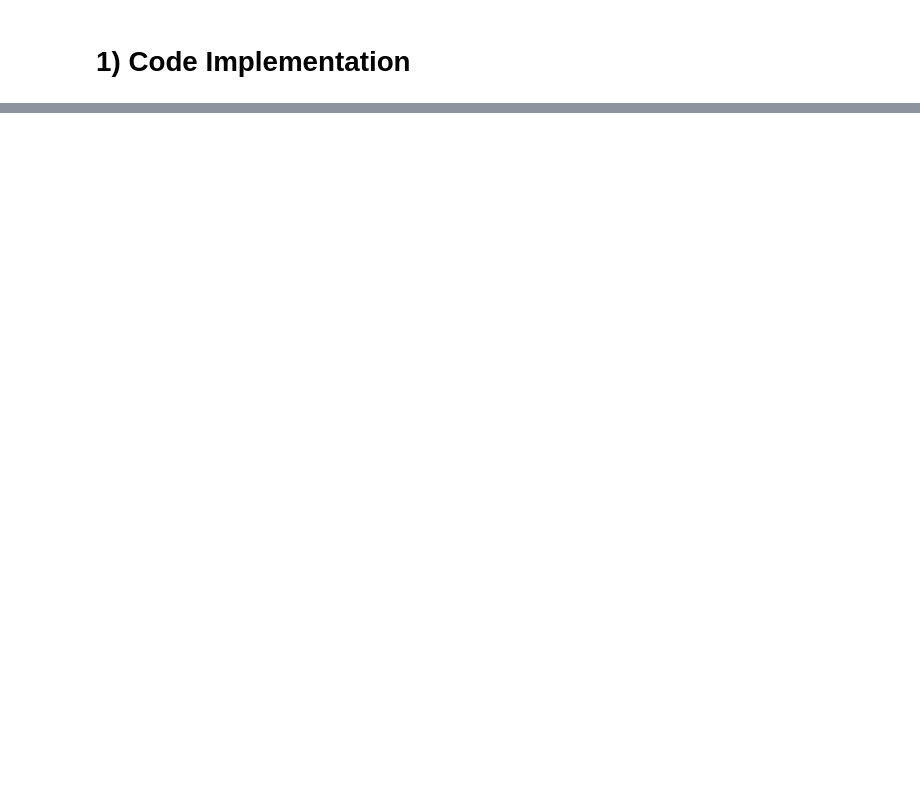
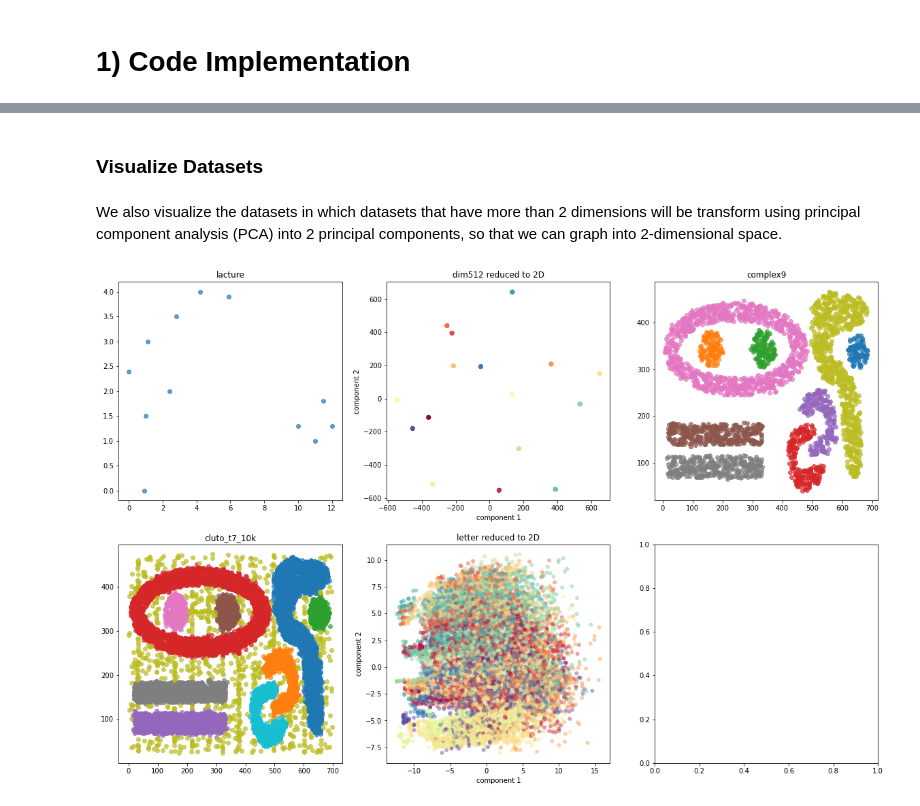
Before and after one commit to rauzansumara/dbscan-and-dbscanrn-tanimoto-distance, a Jupyter notebook: DAMI_project.ipynb, the cells around one changed output, grey strips where cells are left out. Saved outputs shown, nothing was run; the diff lists cells and outputs as text; code cells hidden in the pictures; blank space fills up the shorter version.

```diff
--- a/DAMI_project.ipynb
+++ b/DAMI_project.ipynb
@@ -1260,0 +781,36 @@ For `letter`, we had a problem where the algorithm could not converge.
+# %%
+t0 = time.time() # measure operation time 0
+
+# Import dataset: lacture
+lacture = pd.read_csv('datasets/lecture.csv')
+lacture['class'] = -1 # define all obs as NOISE
+
+t1 = time.time() # measure operation time 1
+
+# Import dataset: dim512
+dim512 = pd.read_table("datasets/dim512.txt", delimiter="   ", header=None, engine="python")
+dim512['class'] = pd.read_table("datasets/dim512.pa", header=None, skiprows=5)
+
+t2 = time.time() # measure operation time 2
+
+# Import dataset: complex9
+complex9 = get_df('datasets/complex9.arff')
+complex9['class'] = complex9['class'].apply(lambda x: int(x.decode()))
+
+t3 = time.time() # measure operation time 3
+
+# Import dataset: cluto_t7_10k
+cluto_t7_10k = get_df('datasets/cluto-t7-10k.arff')
+cluto_t7_10k['CLASS'] = cluto_t7_10k['CLASS'].apply(lambda x: int(x.decode()) if x.decode().isdigit() else -1) # noise -> -1
+cluto_t7_10k.rename(columns={'CLASS': 'class'}, inplace=True)
+
+t4 = time.time() # measure operation time 4
+
+# Import dataset: letter
+letter = get_df('datasets/letter.arff')
+letter['class'] = letter['class'].apply(lambda x: x.decode())
+letter['class'], letter_cat = pd.factorize(letter['class']) # replace class labels from 26 letters to int
+
+t5 = time.time() # measure operation time 5
+
+Ri = [t1-t0, t2-t1, t3-t2, t4-t3, t5-t4]
@@ -1260,0 +832,14 @@ For `letter`, we had a problem where the algorithm could not converge.
+# %% [markdown]
+### Visualize Datasets
+# %% [markdown]
+We also visualize the datasets in which datasets that have more than 2 dimensions will be transform using principal component analysis (PCA) into 2 principal components, so that we can graph into 2-dimensional space.
+# %%
+_, ax = plt.subplots(2,3, figsize=(20,13))
+plot_2d(lacture, 'lacture', ax=ax[0,0])
+plot_nd(dim512, ax=ax[0,1]); ax[0,1].set_title('dim512 reduced to 2D')
+plot_2d(complex9, 'complex9', ax=ax[0,2])
+plot_2d(cluto_t7_10k, 'cluto_t7_10k', ax=ax[1,0])
+plot_nd(letter, ax=ax[1,1]); ax[1,1].set_title('letter reduced to 2D')
+plt.show()
+# %% [output]
+[figure, added]
```
Also changed, not shown: parts of 115 cells of this notebook, 45 other files.
